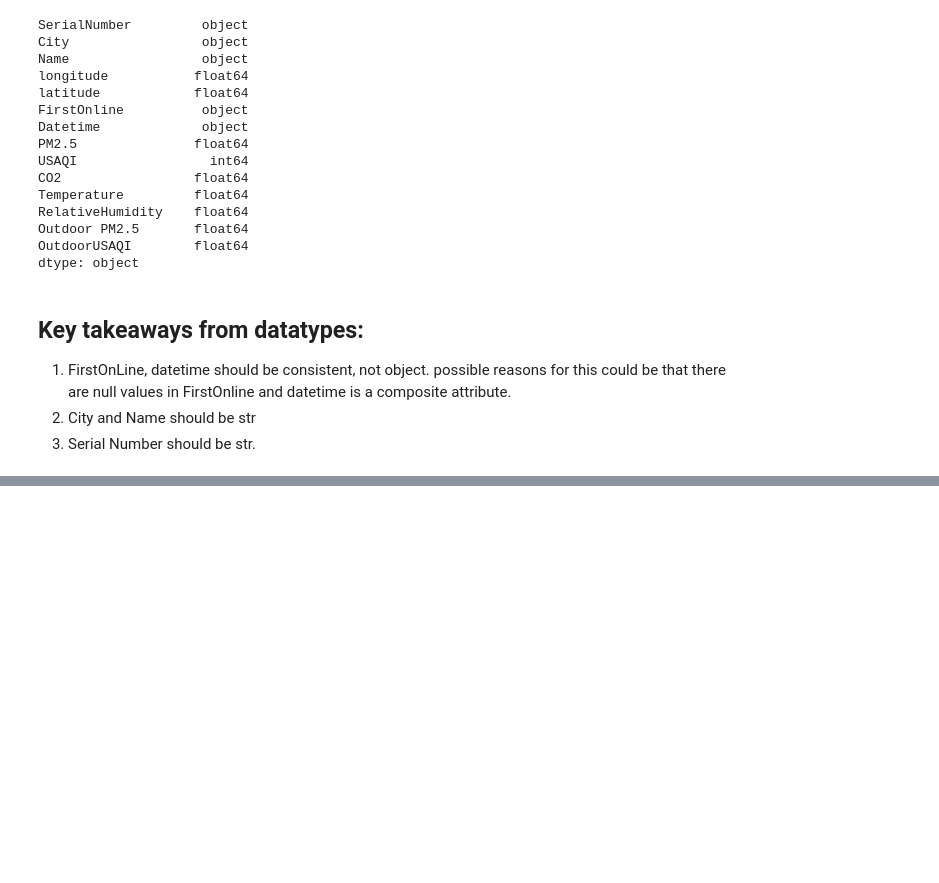
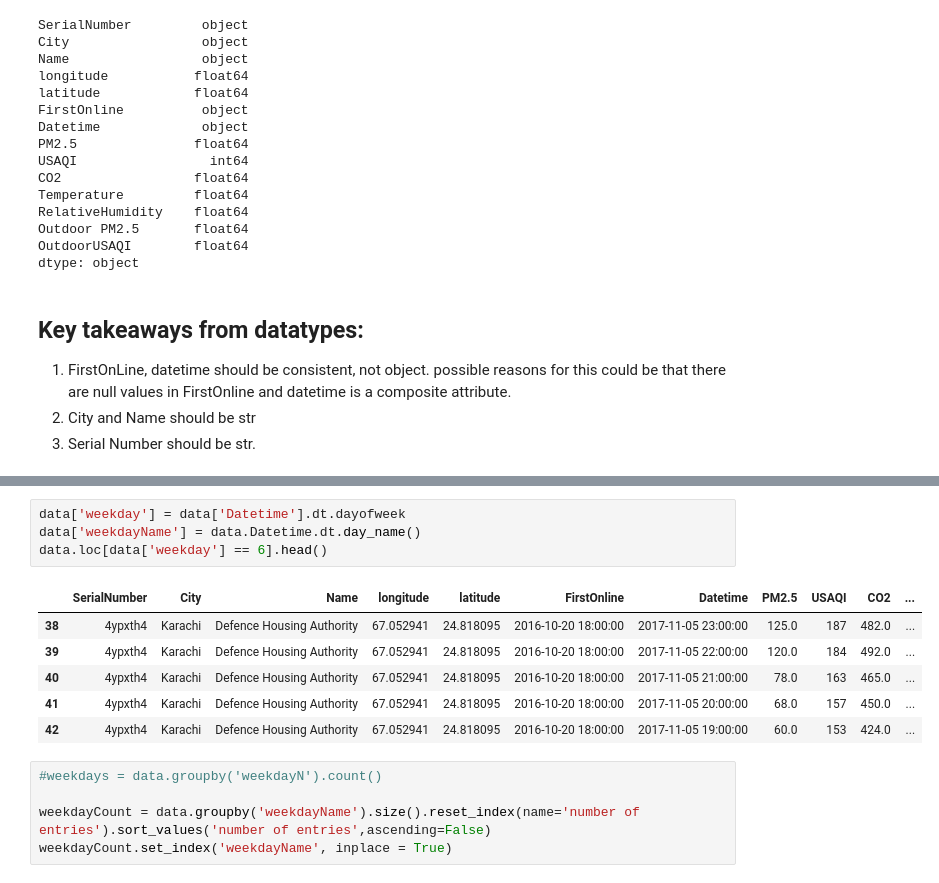
Before and after one commit to Rayyan98/airQualityDeepLearning, a Jupyter notebook: code/exploringData.ipynb, the cells around one changed output, grey strips where cells are left out. Saved outputs shown, nothing was run; the diff lists cells and outputs as text; blank space fills up the shorter version.

```diff
--- a/code/exploringData.ipynb
+++ b/code/exploringData.ipynb
@@ -346,0 +371,16 @@ dtype: object
+# %%
+data['weekday'] = data['Datetime'].dt.dayofweek
+data['weekdayName'] = data.Datetime.dt.day_name()
+data.loc[data['weekday'] == 6].head()
+# %% [output]
+|  | SerialNumber | City | Name | longitude | latitude | FirstOnline | Datetime | PM2.5 | USAQI | CO2 | ... |
+| 38 | 4ypxth4 | Karachi | Defence Housing Authority | 67.052941 | 24.818095 | 2016-10-20 18:00:00 | 2017-11-05 23:00:00 | 125.0 | 187 | 482.0 | ... |
+| 39 | 4ypxth4 | Karachi | Defence Housing Authority | 67.052941 | 24.818095 | 2016-10-20 18:00:00 | 2017-11-05 22:00:00 | 120.0 | 184 | 492.0 | ... |
+| 40 | 4ypxth4 | Karachi | Defence Housing Authority | 67.052941 | 24.818095 | 2016-10-20 18:00:00 | 2017-11-05 21:00:00 | 78.0 | 163 | 465.0 | ... |
+| 41 | 4ypxth4 | Karachi | Defence Housing Authority | 67.052941 | 24.818095 | 2016-10-20 18:00:00 | 2017-11-05 20:00:00 | 68.0 | 157 | 450.0 | ... |
+| 42 | 4ypxth4 | Karachi | Defence Housing Authority | 67.052941 | 24.818095 | 2016-10-20 18:00:00 | 2017-11-05 19:00:00 | 60.0 | 153 | 424.0 | ... |
+# %%
+#weekdays = data.groupby('weekdayN').count()
+
+weekdayCount = data.groupby('weekdayName').size().reset_index(name='number of entries').sort_values('number of entries',ascending=False)
+weekdayCount.set_index('weekdayName', inplace = True)
```
Also changed, not shown: parts of 4 cells of this notebook.
